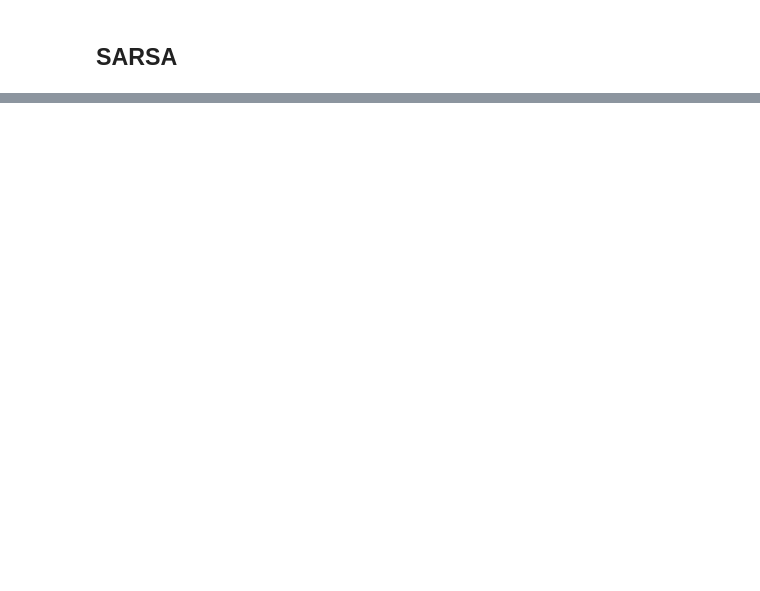
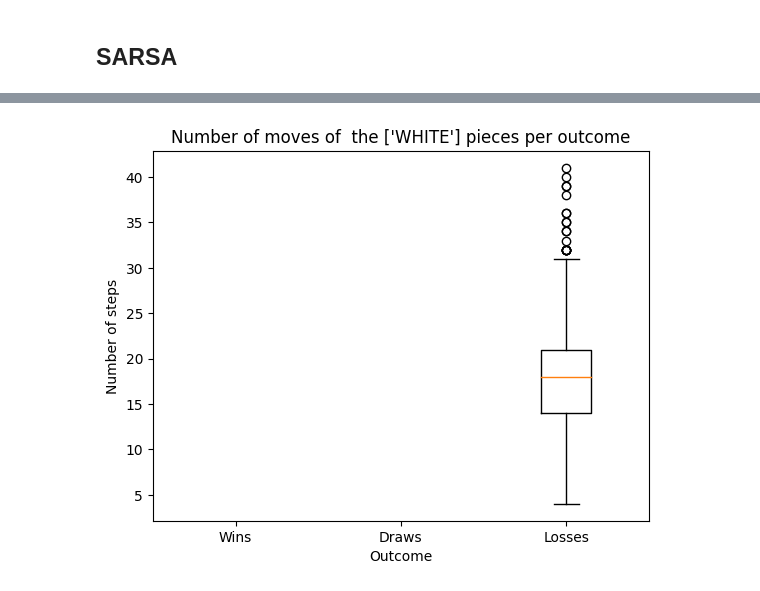
Before and after one commit to inesleonidasrocha/ChessRL23, a Jupyter notebook: RL PROJECT DeepQLearning.ipynb, the cells around one changed output, grey strips where cells are left out. Drawn from its saved outputs; the diff is of its cells as text; code cells hidden in the pictures; blank space fills up the shorter version.

```diff
--- a/RL PROJECT DeepQLearning.ipynb
+++ b/RL PROJECT DeepQLearning.ipynb
@@ -1624,0 +1732,4 @@ pieces_left_line_plot(mcts_df)
+# %%
+number_of_moves_dispersion(deep_white_df)
+# %% [output]
+[figure, added]
```
Also changed, not shown: parts of 23 cells of this notebook.
